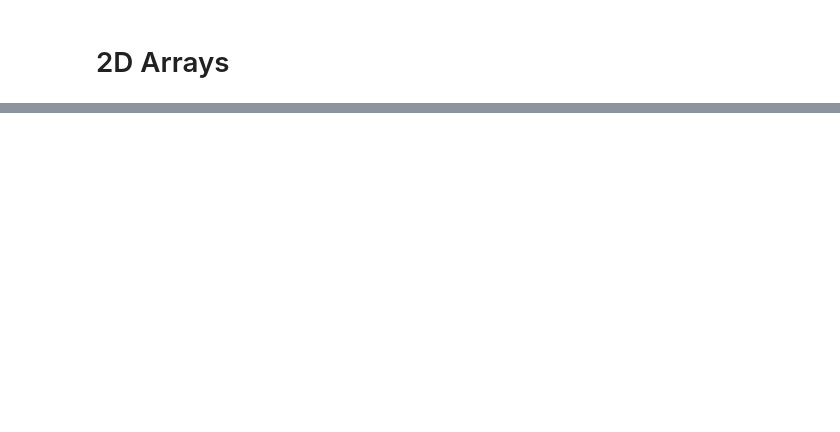
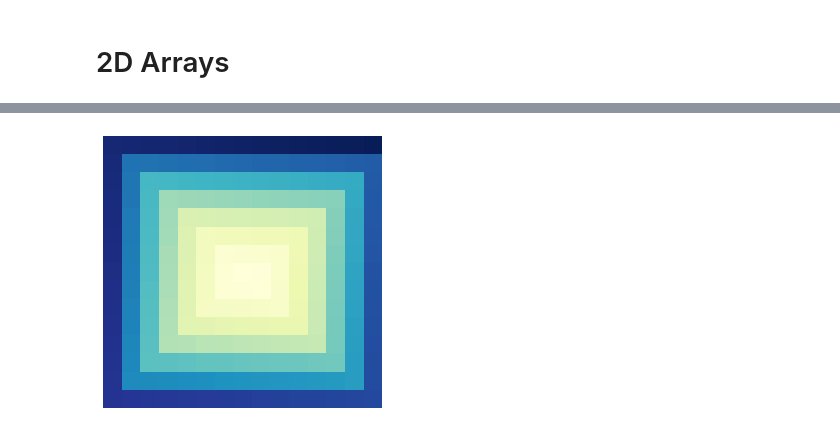
Before and after one commit to kolibril13/further_ideas_plywood_gallery, a Jupyter notebook: 03_array_gallery.ipynb, the cells around one changed output, grey strips where cells are left out. Saved outputs shown, nothing was run; the diff lists cells and outputs as text; code cells hidden in the pictures; blank space fills up the shorter version.

```diff
--- a/03_array_gallery.ipynb
+++ b/03_array_gallery.ipynb
@@ -290,0 +173,40 @@ display(new_name_snippet_pairs)
+# %%
+%%capture_png -p Normal.png  --celltype Normal --style "height: 150px; width: auto;"
+# spiral  # code inspired from : https://stackoverflow.com/questions/36834505/creating-a-spiral-array-in-python
+pixX, pixY = (15, 15)
+
+
+def spiral(width, height):
+    NORTH, S, W, E = (0, -1), (0, 1), (-1, 0), (1, 0)  # directions
+    turn_right = {NORTH: E, E: S, S: W, W: NORTH}  # old -> new direction
+
+    if width < 1 or height < 1:
+        raise ValueError
+    x, y = width // 2, height // 2  # start near the center
+    dx, dy = NORTH  # initial direction
+    matrix = [[None] * width for _ in range(height)]
+    count = 0
+    while True:
+        count += 1
+        matrix[y][x] = count  # visit
+        # try to turn right
+        new_dx, new_dy = turn_right[dx, dy]
+        new_x, new_y = x + new_dx, y + new_dy
+        if (
+            0 <= new_x <= width
+            and 0 <= new_y <= height
+            and matrix[new_y][new_x] is None
+        ):  # can turn right
+            x, y = new_x, new_y
+            dx, dy = new_dx, new_dy
+        else:  # try to move straight
+            x, y = x + dx, y + dy
+            if not (0 <= x < width and 0 <= y < height):
+                return matrix  # nowhere to go
+
+
+num_pixels = 19
+array = spiral(pixX, pixY)
+disp(array)
+# %% [output]
+[figure, added]
```
Also changed, not shown: parts of 45 cells of this notebook, 34 other files.
